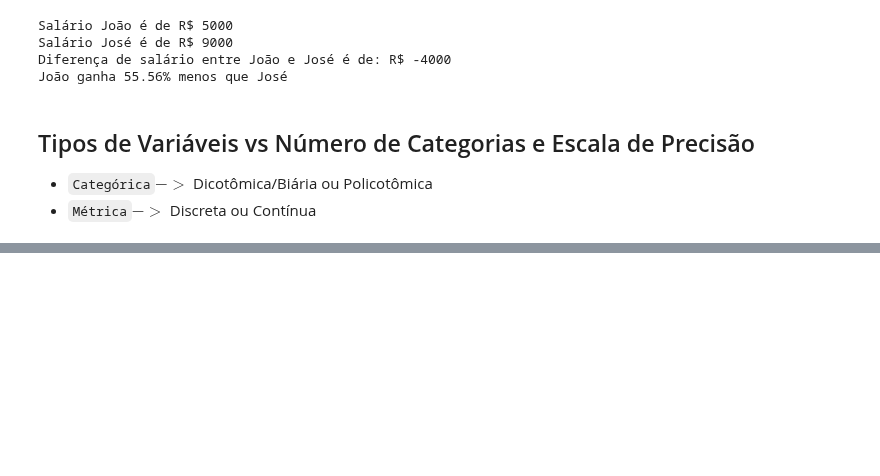
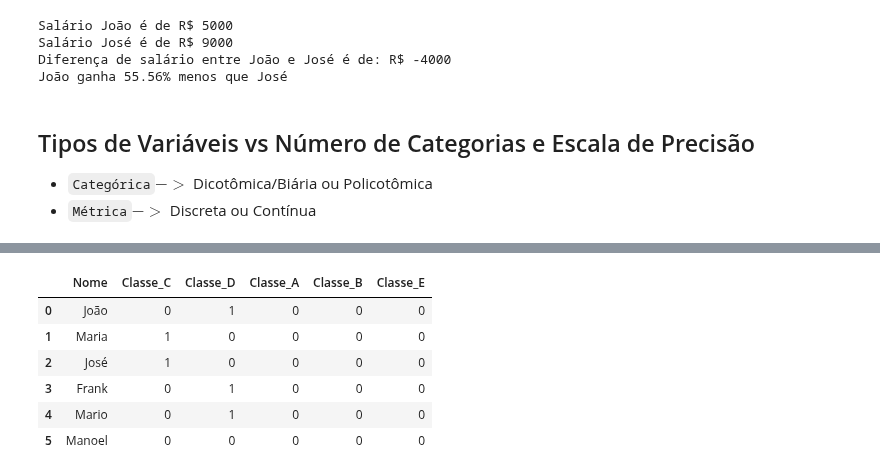
Before and after one commit to jvataidee/ManualdeAnalisedeDadosPython, a Jupyter notebook: cap1_tiposvariaveis_escala_mensuracao_precisao.ipynb, the cells around one changed output, grey strips where cells are left out. Saved outputs shown, nothing was run; the diff lists cells and outputs as text; code cells hidden in the pictures; blank space fills up the shorter version.

```diff
--- a/cap1_tiposvariaveis_escala_mensuracao_precisao.ipynb
+++ b/cap1_tiposvariaveis_escala_mensuracao_precisao.ipynb
@@ -248,0 +256,14 @@ João ganha 55.56% menos que José
+# %%
+df_dummy = pd.get_dummies(df, columns=["Classe"])
+df_dummy["Classe_A"] = 0
+df_dummy["Classe_B"] = 0
+df_dummy["Classe_E"] = 0
+df_dummy[["Nome", "Classe_C", "Classe_D",  "Classe_A",  "Classe_B", "Classe_E"]]
+# %% [output]
+|  | Nome | Classe_C | Classe_D | Classe_A | Classe_B | Classe_E |
+| 0 | João | 0 | 1 | 0 | 0 | 0 |
+| 1 | Maria | 1 | 0 | 0 | 0 | 0 |
+| 2 | José | 1 | 0 | 0 | 0 | 0 |
+| 3 | Frank | 0 | 1 | 0 | 0 | 0 |
+| 4 | Mario | 0 | 1 | 0 | 0 | 0 |
+| 5 | Manoel | 0 | 0 | 0 | 0 | 0 |
```
Also changed, not shown: parts of 9 cells of this notebook.
